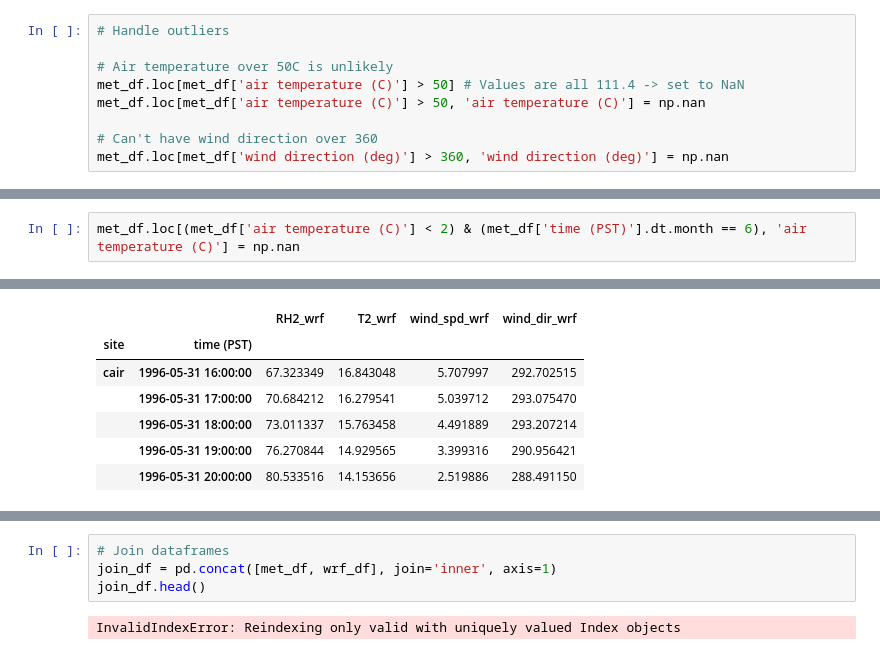
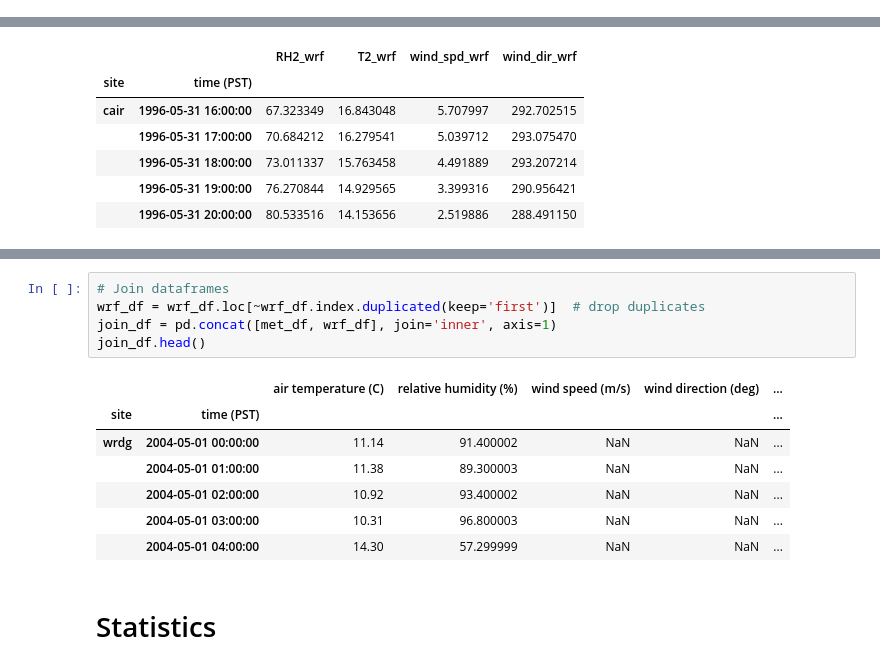
Before and after one commit to UCSB-NRS/sci-wrf-analysis, a Jupyter notebook: notebooks/wrf-met-validation.ipynb, the cells around one changed output, grey strips where cells are left out. Drawn from its saved outputs; the diff is of its cells as text.

```diff
--- a/notebooks/wrf-met-validation.ipynb
+++ b/notebooks/wrf-met-validation.ipynb
@@ -65,9 +64,0 @@ Similarly, there's a recorded wind direction value of over 360, this is also set
-# %%
-# Handle outliers
-
-# Air temperature over 50C is unlikely
-met_df.loc[met_df['air temperature (C)'] > 50] # Values are all 111.4 -> set to NaN
-met_df.loc[met_df['air temperature (C)'] > 50, 'air temperature (C)'] = np.nan
-
-# Can't have wind direction over 360
-met_df.loc[met_df['wind direction (deg)'] > 360, 'wind direction (deg)'] = np.nan
@@ -77,2 +64,0 @@ Ther's a bunch of air temperature observations from June 17, 2011 for Sauces Can
-# %%
-met_df.loc[(met_df['air temperature (C)'] < 2) & (met_df['time (PST)'].dt.month == 6), 'air temperature (C)'] = np.nan
@@ -203,6 +181,15 @@ wrf_df.head()
 # %%
 # Join dataframes
+wrf_df = wrf_df.loc[~wrf_df.index.duplicated(keep='first')]  # drop duplicates
 join_df = pd.concat([met_df, wrf_df], join='inner', axis=1)
 join_df.head()
 # %% [output]
-InvalidIndexError: Reindexing only valid with uniquely valued Index objects
+|  |  | air temperature (C) | relative humidity (%) | wind speed (m/s) | wind direction (deg) | ... |
+| site | time (PST) |  |  |  |  | ... |
+| wrdg | 2004-05-01 00:00:00 | 11.14 | 91.400002 | NaN | NaN | ... |
+|  | 2004-05-01 01:00:00 | 11.38 | 89.300003 | NaN | NaN | ... |
+|  | 2004-05-01 02:00:00 | 10.92 | 93.400002 | NaN | NaN | ... |
+|  | 2004-05-01 03:00:00 | 10.31 | 96.800003 | NaN | NaN | ... |
+|  | 2004-05-01 04:00:00 | 14.30 | 57.299999 | NaN | NaN | ... |
+# %% [markdown]
+# Statistics
```
Also changed, not shown: parts of 10 cells of this notebook.
